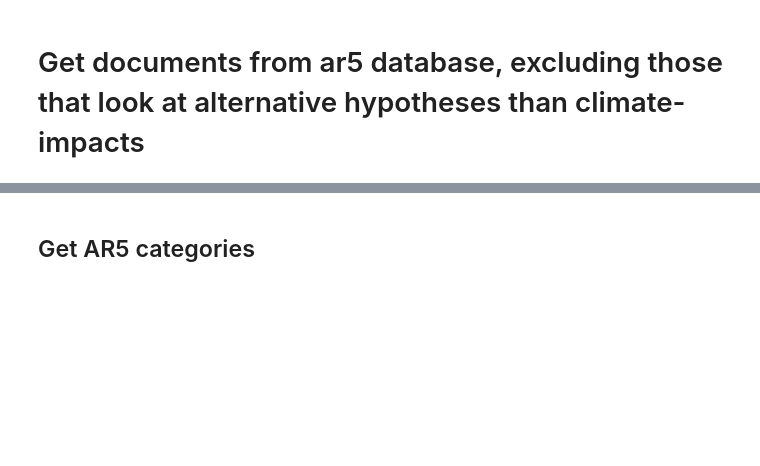
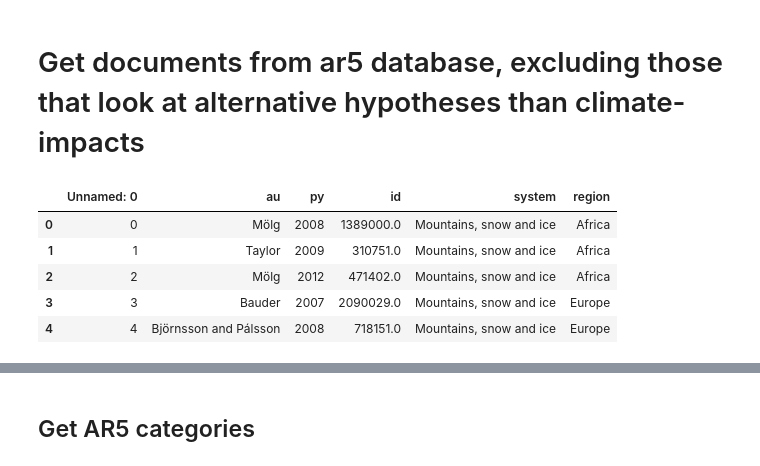
Before and after one commit to mcallaghan/regional-impacts-map, a Jupyter notebook: analysis/0a - collect platform data.ipynb, the cells around one changed output, grey strips where cells are left out. Cells and saved outputs as stored; diff of their text form; code cells hidden in the pictures; blank space fills up the shorter version.

```diff
--- a/analysis/0a - collect platform data.ipynb
+++ b/analysis/0a - collect platform data.ipynb
@@ -141,3 +129,13 @@ for t in Tag.objects.filter(query__project=p).exclude(title='all').order_by('id'
+# %%
+ar5_df = pd.read_csv('../literature_identification/IPCC_extraction.csv').rename(columns={"doc":"id"}).dropna()
+ar5_df.head()
+# %% [output]
+|  | Unnamed: 0 | au | py | id | system | region |
+| 0 | 0 | Mölg | 2008 | 1389000.0 | Mountains, snow and ice | Africa |
+| 1 | 1 | Taylor | 2009 | 310751.0 | Mountains, snow and ice | Africa |
+| 2 | 2 | Mölg | 2012 | 471402.0 | Mountains, snow and ice | Africa |
+| 3 | 3 | Bauder | 2007 | 2090029.0 | Mountains, snow and ice | Europe |
+| 4 | 4 | Björnsson and Pálsson | 2008 | 718151.0 | Mountains, snow and ice | Europe |
 # %%
 import statistics
 
```
Also changed, not shown: parts of 7 cells of this notebook, 37 other files.
